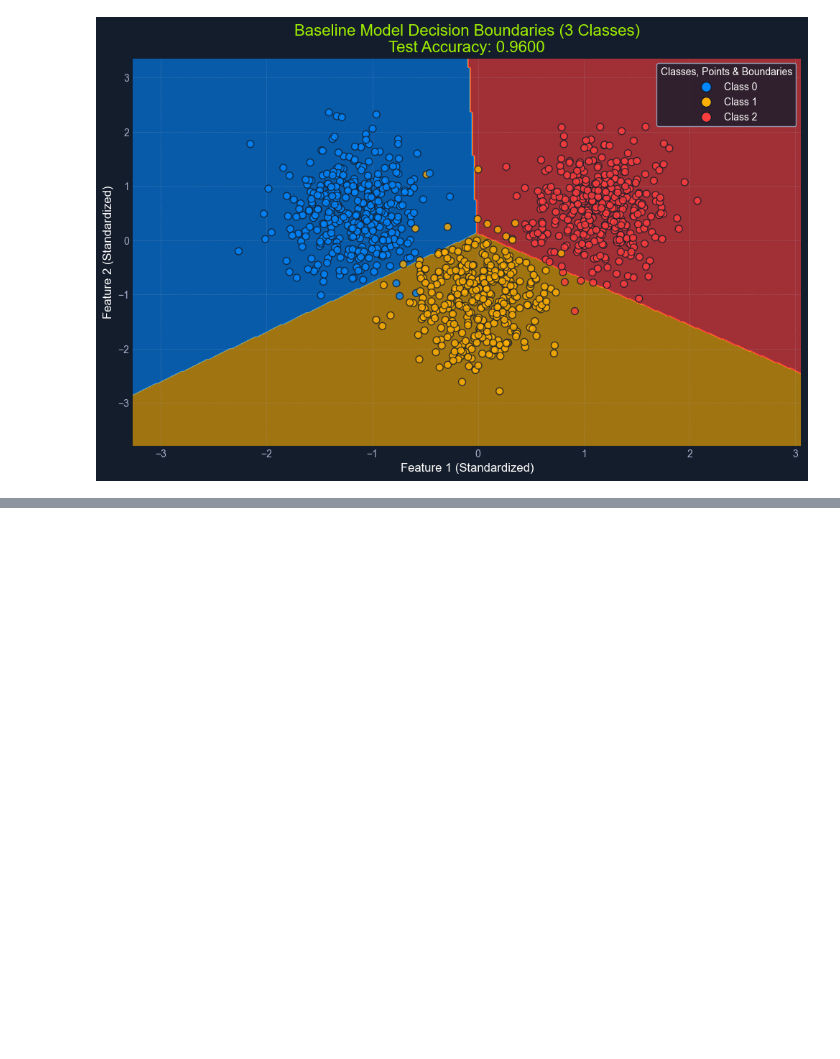
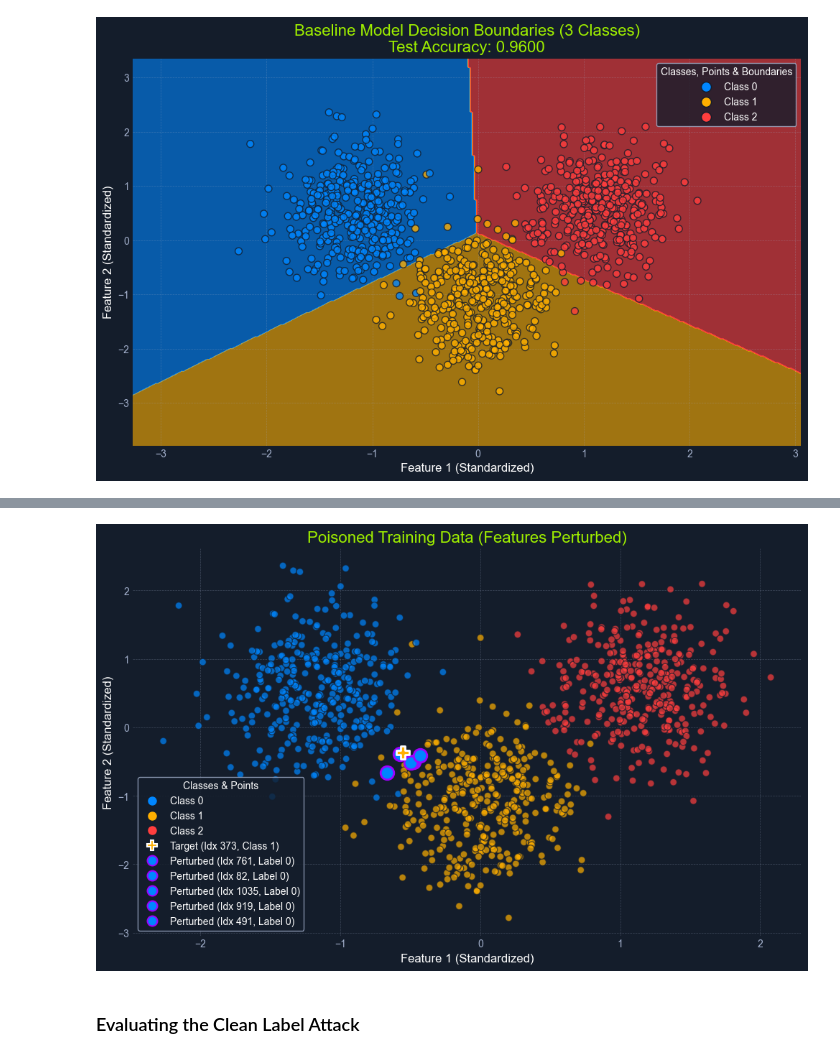
Before and after one commit to urcuqui/WhiteHat, a Jupyter notebook: redai/hackthebox/redteam_code/clean.ipynb, the cells around one changed output, grey strips where cells are left out. Cells and saved outputs as stored; diff of their text form; code cells hidden in the pictures; blank space fills up the shorter version.

```diff
--- a/redai/hackthebox/redteam_code/clean.ipynb
+++ b/redai/hackthebox/redteam_code/clean.ipynb
@@ -556,0 +748,71 @@ plot_decision_boundary_multi(
+# %%
+print("\n--- Applying Perturbations to Create Poisoned Dataset ---")
+# Create a safe copy of the original training data to modify
+X_train_poisoned = X_train_3c.copy()
+y_train_poisoned = (
+    y_train_3c.copy()
+)  # Labels are copied but not changed for perturbed points
+
+perturbed_indices_list = []  # Keep track of which indices were actually modified
+
+# Iterate through the identified neighbor indices and their original features
+# neighbor_indices_absolute holds the indices in X_train_3c/y_train_3c
+# X_neighbors holds the corresponding original feature vectors
+for i, neighbor_idx in enumerate(neighbor_indices_absolute):
+    X_neighbor_original = X_neighbors[i]  # Original feature vector of the i-th neighbor
+
+    # Calculate the new position of the perturbed neighbor
+    X_perturbed_neighbor = X_neighbor_original + perturbation_vector
+
+    # Replace the original neighbor's features with the perturbed features in the copied dataset
+    X_train_poisoned[neighbor_idx] = X_perturbed_neighbor
+    # The label y_train_poisoned[neighbor_idx] remains 0 (Class 0)
+
+    perturbed_indices_list.append(neighbor_idx)  # Record the index that was modified
+
+    # Verify the effect of perturbation on the f_01 score
+    f01_orig = X_neighbor_original @ w_diff_01_base + b_diff_01_base
+    f01_pert = X_perturbed_neighbor @ w_diff_01_base + b_diff_01_base
+    print(f"  Neighbor Index {neighbor_idx} (Label 0): Perturbed.")
+    print(
+        f"     Original f01 = {f01_orig:.4f} (>0 expected), Perturbed f01 = {f01_pert:.4f} (<0 expected)"
+    )
+    if f01_pert >= 0:
+        print(
+            f"     Warning: Perturbed point did not cross the baseline boundary (f01 >= 0). Epsilon might be too small."
+        )
+
+print(
+    f"\nCreated poisoned training dataset by perturbing features of {len(perturbed_indices_list)} Class 0 points."
+)
+# Check the size to ensure it's unchanged
+print(
+    f"Poisoned training dataset size: {X_train_poisoned.shape[0]} samples (should match original {X_train_3c.shape[0]})."
+)
+
+# Convert list to numpy array for potential use later
+perturbed_indices_arr = np.array(perturbed_indices_list)
+
+# Final safety check: ensure target wasn't modified
+if target_point_index_absolute in perturbed_indices_arr:
+    print(
+        f"CRITICAL Error: Target point index {target_point_index_absolute} was included in the perturbed indices! Check neighbor finding logic."
+    )
+
+# Visualize the poisoned dataset, highlighting target and perturbed points
+print("\n--- Visualizing Poisoned Training Data ---")
+plot_data_multi(
+    X_train_poisoned,  # Use the poisoned features
+    y_train_poisoned,  # Use the corresponding labels (perturbed points still have label 0)
+    title="Poisoned Training Data (Features Perturbed)",
+    highlight_indices=[target_point_index_absolute] + perturbed_indices_list,
+    highlight_markers=["P"]
+    + ["o"]
+    * len(perturbed_indices_list),  # 'P' for Target, 'o' for Perturbed neighbors
+    highlight_colors=[white]
+    + [vivid_purple]
+    * len(perturbed_indices_list),  # White edge Target, Purple edge Perturbed
+    highlight_labels=[f"Target (Idx {target_point_index_absolute}, Class {y_target})"]
+    + [f"Perturbed (Idx {idx}, Label 0)" for idx in perturbed_indices_list],
+)
+# %% [output]
@@ -556,0 +835,3 @@ plot_decision_boundary_multi(
+[figure, added]
+# %% [markdown]
+### Evaluating the Clean Label Attack
```
Also changed, not shown: parts of 9 cells of this notebook, 1 other file.
